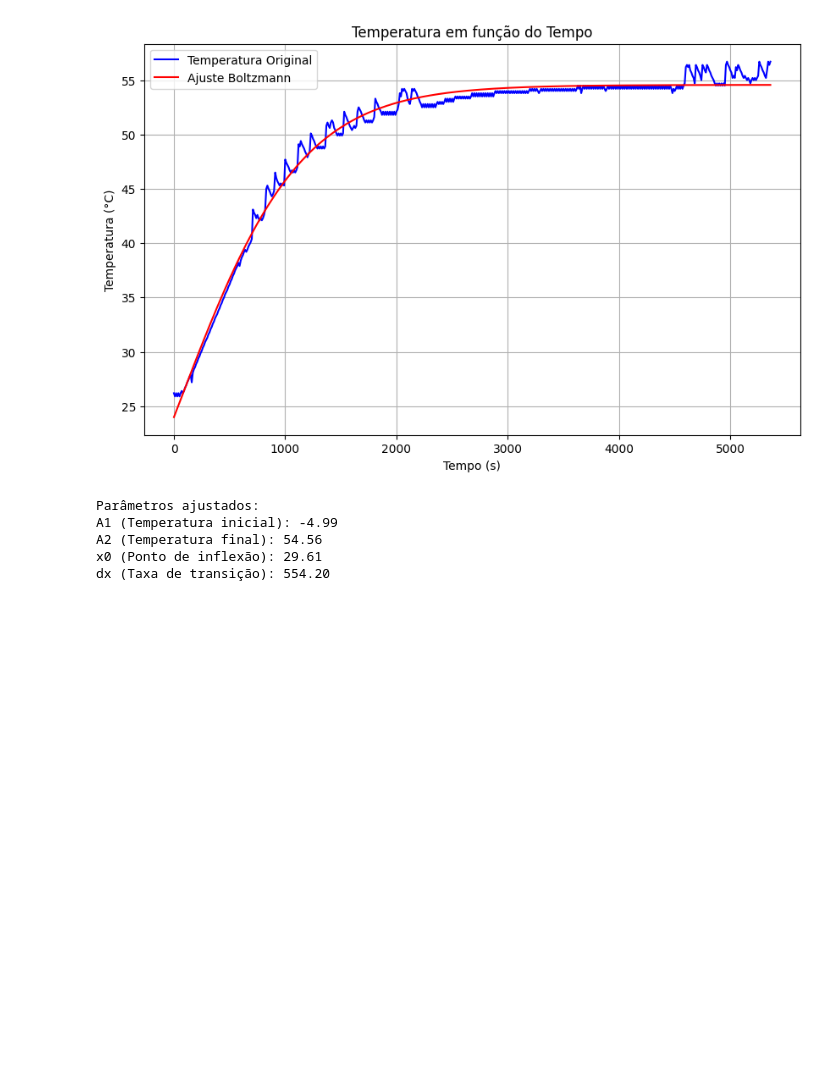
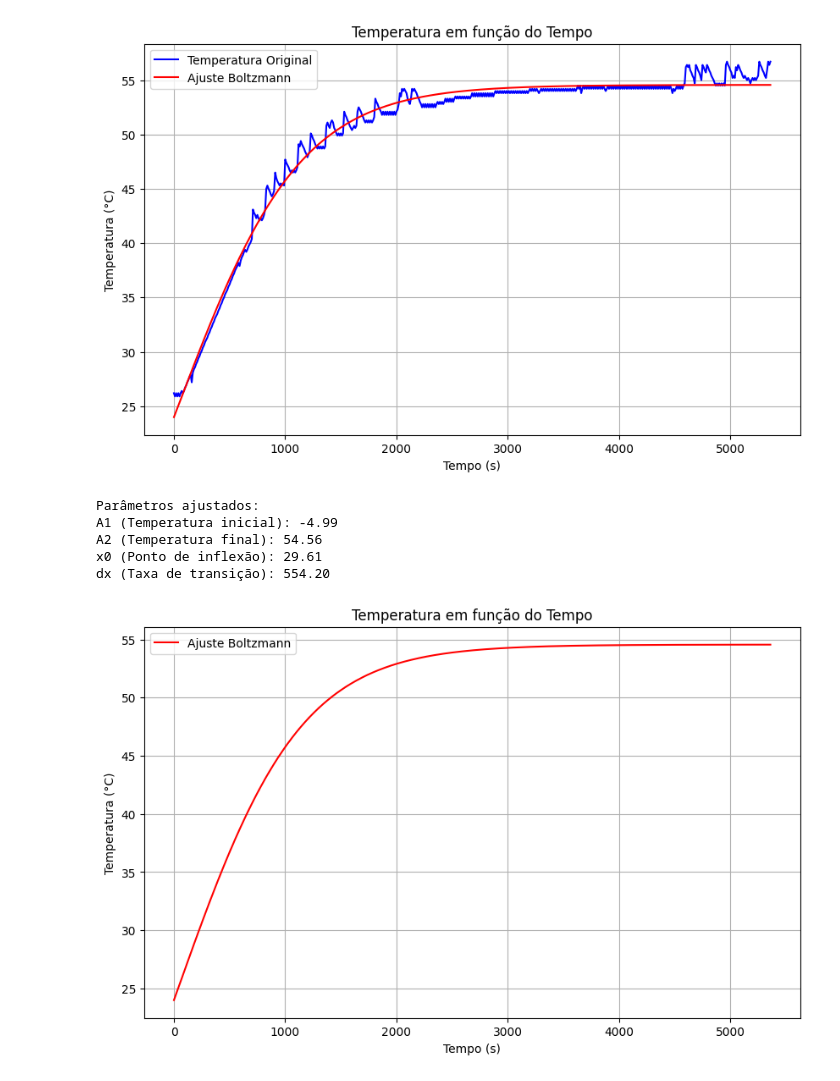
Before and after one commit to NailsonChagas/Projeto-Controle-2, a Jupyter notebook: projeto.ipynb, the cells around one changed output. Saved outputs shown, nothing was run; the diff lists cells and outputs as text; code cells hidden in the pictures; blank space fills up the shorter version.

Commit message:
feat: plot do ajuste de curva, validar com o professor

```diff
--- a/projeto.ipynb
+++ b/projeto.ipynb
@@ -55,3 +55,14 @@ A1 (Temperatura inicial): -4.99
 A2 (Temperatura final): 54.56
 x0 (Ponto de inflexão): 29.61
 dx (Taxa de transição): 554.20
+# %%
+plt.figure(figsize=(10, 6))
+plt.plot(time, temp_fit, label="Ajuste Boltzmann", color="red")
+plt.xlabel("Tempo (s)")
+plt.ylabel("Temperatura (°C)")
+plt.title("Temperatura em função do Tempo")
+plt.legend()
+plt.grid()
+plt.show()
+# %% [output]
+[figure, added]
```
